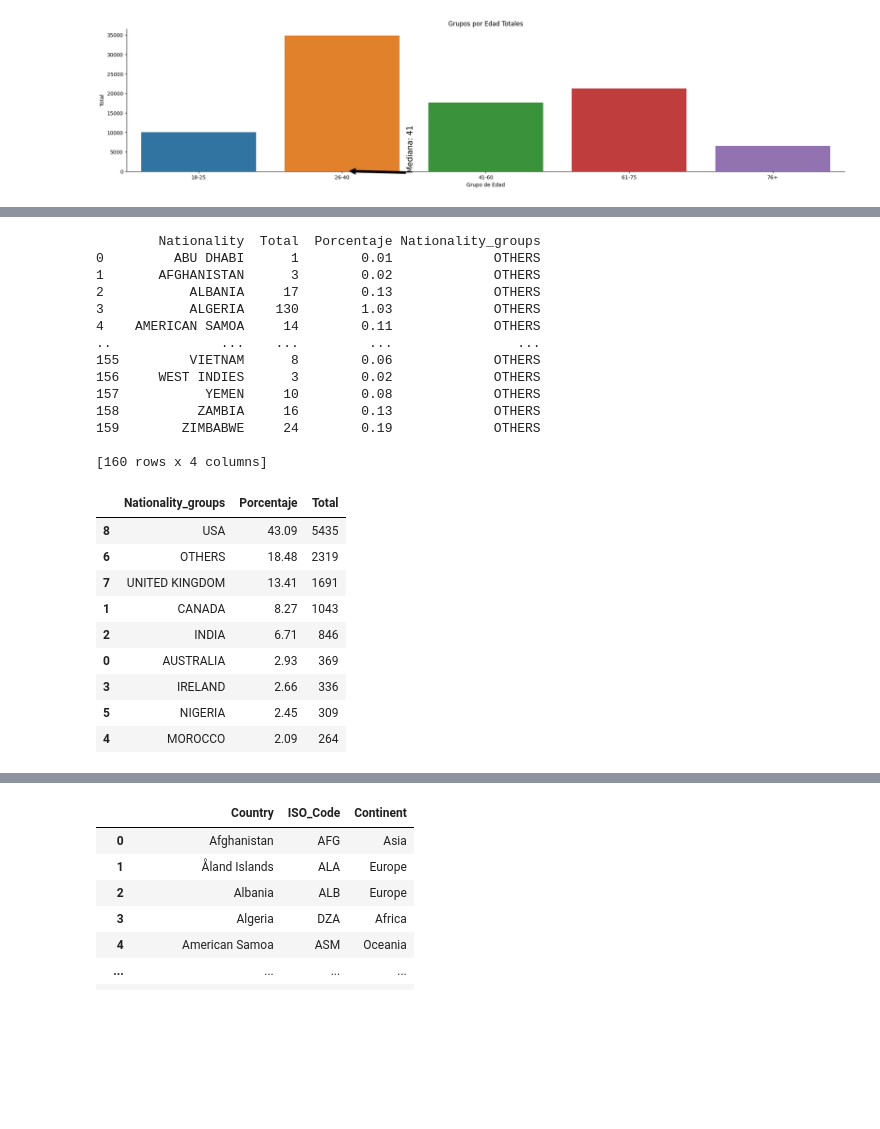
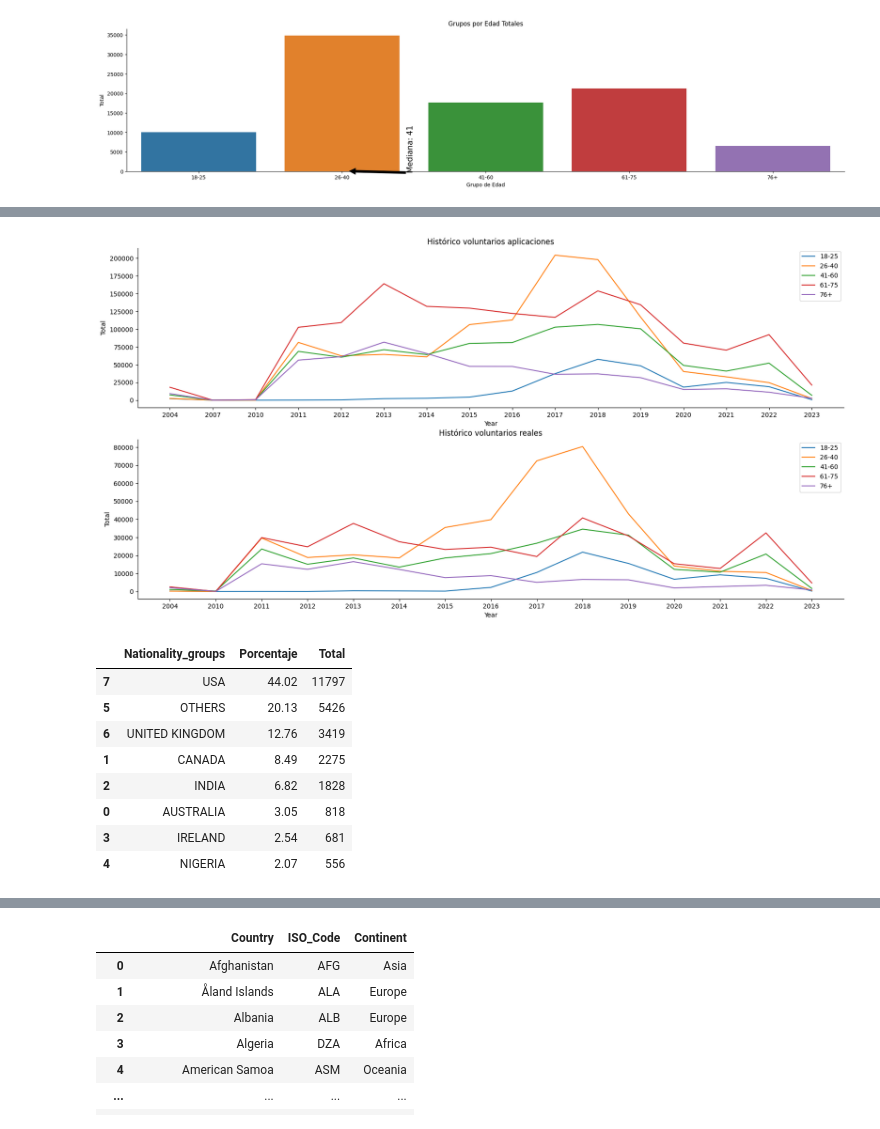
Before and after one commit to Ana-G-data/ETL-Pipeline, a Jupyter notebook: ETL_v2.ipynb, the cells around one changed output, grey strips where cells are left out. Saved outputs shown, nothing was run; the diff lists cells and outputs as text; code cells hidden in the pictures; blank space fills up the shorter version.

```diff
--- a/ETL_v2.ipynb
+++ b/ETL_v2.ipynb
@@ -202,4 +187,4 @@ df_unicos.head(2)
 # %%
-df_unicos.drop(['Anglo_Status','Date_Modified','Request_Status','Date_Modified.1'],axis=1,inplace=True)
+df_unicos.drop(['Anglo_Status','Date_Modified','Request_Status','Date_Modified1'],axis=1,inplace=True)
 df_unicos.head(2)
 # %% [output]
@@ -411,43 +353,35 @@ plt.show()
+# %%
+sp.graf_historico1(timeline_age_totales,'Age_Group','Year','Total','Histórico voluntarios aplicaciones',timeline_age_real,'Age_Group','Year','Total','Histórico voluntarios reales')
+# %% [output]
+[figure, added]
 # %%
+#Agrupamos los asistentes por nacionalidad
 df_pais_asistente = pd.DataFrame(df_unicos.groupby(['Nationality'])
                       ["Year"].count()).reset_index()
 
 df_pais_asistente.rename({'Year': 'Total'}, axis=1, inplace=True)
 
+#calculamos el porcentaje de los paises
 df_pais_asistente['Porcentaje']=sp.porcentaje(df_pais_asistente,'Total')
 
+#nos quedamos con los que represntan más del 2% y al resto lo renombramos OTHERS
+df_pais_asistente['Nationality_groups']=np.where(df_pais_asistente['Porcentaje']<2,'OTHERS',df_pais_asistente['Nationality'])
 
-df_pais_asistente['Nationality_groups']=np.where(df_pais_asistente['Porcentaje']<2,'OTHERS',df_pais_asistente['Nationality'])
-print(df_pais_asistente)
-
+#volvemos a agrupar por nacionalidad
 df_pais_asistente_grupo = pd.DataFrame(df_pais_asistente.groupby(['Nationality_groups'])
                       ['Porcentaje','Total'].sum()).reset_index()
 
-df_pais_asistente_grupo=df_pais_asistente_grupo.sort_values(by='Porcentaje',ascending=False)
+#lo colocamos en orden
+df_pais_asistente_grupo.sort_values(by='Porcentaje',ascending=False,inplace=True)
 df_pais_asistente_grupo
 # %% [output]
-        Nationality  Total  Porcentaje Nationality_groups
-0         ABU DHABI      1        0.01             OTHERS
-1       AFGHANISTAN      3        0.02             OTHERS
-2           ALBANIA     17        0.13             OTHERS
-3           ALGERIA    130        1.03             OTHERS
-4    AMERICAN SAMOA     14        0.11             OTHERS
-..              ...    ...         ...                ...
-155         VIETNAM      8        0.06             OTHERS
-156     WEST INDIES      3        0.02             OTHERS
-157           YEMEN     10        0.08             OTHERS
-158          ZAMBIA     16        0.13             OTHERS
-159        ZIMBABWE     24        0.19             OTHERS
-
-[160 rows x 4 columns]
 |  | Nationality_groups | Porcentaje | Total |
-| 8 | USA | 43.09 | 5435 |
-| 6 | OTHERS | 18.48 | 2319 |
-| 7 | UNITED KINGDOM | 13.41 | 1691 |
-| 1 | CANADA | 8.27 | 1043 |
-| 2 | INDIA | 6.71 | 846 |
-| 0 | AUSTRALIA | 2.93 | 369 |
-| 3 | IRELAND | 2.66 | 336 |
-| 5 | NIGERIA | 2.45 | 309 |
-| 4 | MOROCCO | 2.09 | 264 |
+| 7 | USA | 44.02 | 11797 |
+| 5 | OTHERS | 20.13 | 5426 |
+| 6 | UNITED KINGDOM | 12.76 | 3419 |
+| 1 | CANADA | 8.49 | 2275 |
+| 2 | INDIA | 6.82 | 1828 |
+| 0 | AUSTRALIA | 3.05 | 818 |
+| 3 | IRELAND | 2.54 | 681 |
+| 4 | NIGERIA | 2.07 | 556 |
 # %%
```
Also changed, not shown: parts of 46 cells of this notebook, 2 other files.
